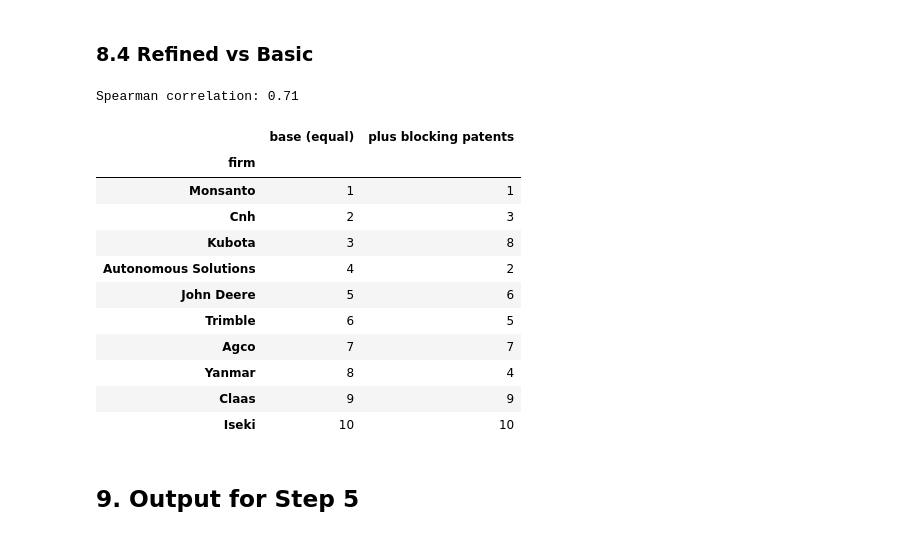
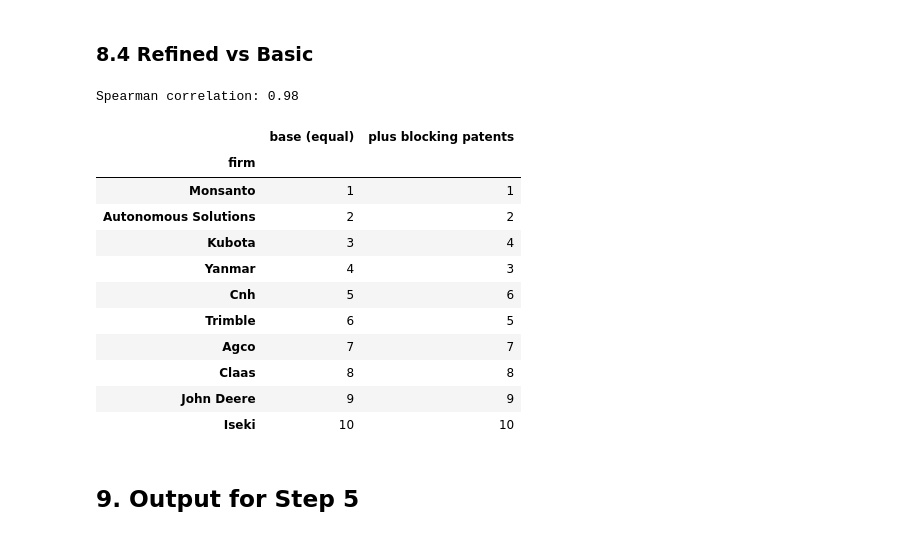
Before and after one commit to AriGBi/team-38-PrecisionAgriculture, a Jupyter notebook: notebooks/Step3_v3_2017.ipynb, the cells around one changed output. Cells and saved outputs as stored; diff of their text form; code cells hidden in the pictures.

Commit message:
added experimental combination block

```diff
--- a/notebooks/Step3_v3_2017.ipynb
+++ b/notebooks/Step3_v3_2017.ipynb
@@ -288,7 +288,7 @@ plt.show()
 # %% [output]
 [figure]
 # %%
-MID_YEAR = 2014
+MID_YEAR = 2013
 in_window = share.loc[WINDOW[0]:WINDOW[1]]
 volume_change = ((in_window.loc[MID_YEAR + 1:].mean() - in_window.loc[:MID_YEAR].mean()) * 100).rename("volume_change")
 
@@ -665,8 +665,8 @@ The indicators are made comparable as in the course notebook: either as **ratio
 
 The schemes, and the rule for the final choice, were fixed before reading the results.
 # %%
-INDICATORS = ["volume", "influence", "success", "globalization"]
-firms = pd.concat([n_families.reindex(TOP).rename("families"), volume, influence, success, globalization], axis=1)
+INDICATORS = ["volume_change", "influence", "success", "globalization"]
+firms = pd.concat([n_families.reindex(TOP).rename("families"), volume_change, influence, success, globalization], axis=1)
 extras = pd.concat([globalization_offices, quadrilateral_share, ep_success], axis=1)
 
 print("Missing values:", firms[INDICATORS].isna().sum().to_dict())
@@ -688,11 +688,10 @@ Missing values: {'volume': 0, 'influence': 0, 'success': 0, 'globalization': 0}
 # %%
 SCHEMES = {
-    # "base: advanced": { "influence": 0.25, "blocking_share": 0.15, "globalization": 0.25, "success": 0.15,
-    #                           "volume": 0.2},
+    # "base: advanced": {'volume': 0.05, 'fwd7_no_self': 0.35, 'blocking_share': 0.3, 'national': 0.05, 'pest_markets': 0.25},
     "base: equal": {k: 1 for k in INDICATORS},
     "Clarivate-style": {"influence": 1, "success": 1, "globalization": 1},
-    "impact first": {"volume": 0.20, "influence": 0.40, "success": 0.20, "globalization": 0.20},
-    "size first": {"volume": 0.40, "influence": 0.20, "success": 0.20, "globalization": 0.20},
+    "impact first": {"volume_change": 0.20, "influence": 0.40, "success": 0.20, "globalization": 0.20},
+    "size first": {"volume_change": 0.40, "influence": 0.20, "success": 0.20, "globalization": 0.20},
 }
 for k in INDICATORS:
     SCHEMES[f"without {k}"] = {j: 1 for j in INDICATORS if j != k}
@@ -835,29 +1034,30 @@ check_firm(TOP[-1])        # change the name to inspect another firm, e.g. check
 # %%
 table = pd.concat([firms[INDICATORS], blocking_share], axis=1)
 
 variants = {
     "base (equal)": SCHEMES[BASE],
     "plus blocking patents": {
         "influence": 0.25, "blocking_share": 0.15, "globalization": 0.25, "success": 0.15,
-                              "volume": 0.2},
+                              "volume_change": 0.2},
+    # "plus blocking patents"
 }
 
 compare = pd.DataFrame({name: final_rank(combine(table, w, METHOD)) for name, w in variants.items()})
 print("Spearman correlation:", round(compare.corr(method="spearman").iloc[0, 1], 2))
 compare.rename(index=SHORT).sort_values("base (equal)")
 # %% [output]
-Spearman correlation: 0.71
+Spearman correlation: 0.98
 |  | base (equal) | plus blocking patents |
 | firm |  |  |
 | Monsanto | 1 | 1 |
-| Cnh | 2 | 3 |
-| Kubota | 3 | 8 |
-| Autonomous Solutions | 4 | 2 |
-| John Deere | 5 | 6 |
+| Autonomous Solutions | 2 | 2 |
+| Kubota | 3 | 4 |
+| Yanmar | 4 | 3 |
+| Cnh | 5 | 6 |
 | Trimble | 6 | 5 |
 | Agco | 7 | 7 |
-| Yanmar | 8 | 4 |
-| Claas | 9 | 9 |
+| Claas | 8 | 8 |
+| John Deere | 9 | 9 |
 | Iseki | 10 | 10 |
 # %% [markdown]
 ## 9. Output for Step 5
```
Also changed, not shown: parts of 8 cells of this notebook, 1 other file.
